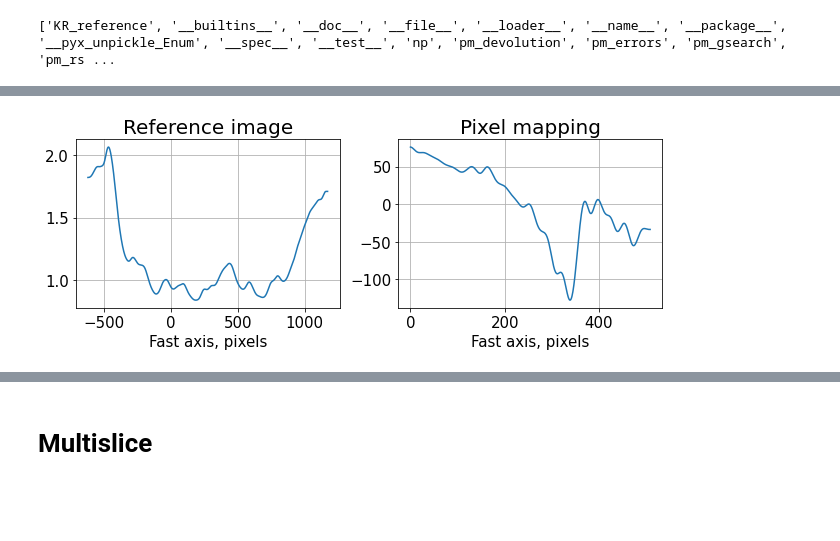
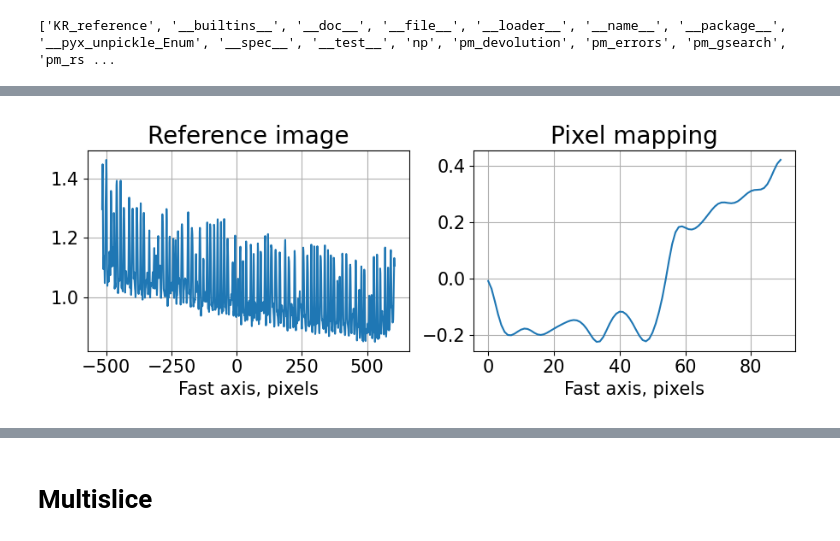
Before and after one commit to simply-nicky/pyrost, a Jupyter notebook: dev.ipynb, the cells around one changed output, grey strips where cells are left out. Cells and saved outputs as stored; diff of their text form; code cells hidden in the pictures; blank space fills up the shorter version.

```diff
--- a/dev.ipynb
+++ b/dev.ipynb
@@ -114,2 +150,0 @@ conv = st_sim.STConverter(sim_obj, ptych)
-# %%
-data = conv.export_data('results/test.cxi')
@@ -117,0 +151,4 @@ st_obj = st_obj.create_initial()
+# %%
+data = data.update_defocus(3157e-6)
+st_obj = data.get_st()
+st_obj = st_obj.update_reference(hval=0.6)
@@ -118,4 +161,6 @@ st_obj = st_obj.create_initial()
 # %%
-st_res = st_obj.train(search_window=(0.0, 40.0, 0.1), n_iter=10, blur=8.0)
+st_obj = data.get_st()
+st_res = st_obj.train_adapt(search_window=(3.0, 0.0, 0.05), n_iter=50, blur=3.0, pm_method='rsearch',
+                            pm_args={'n_trials': 100})
 # %% [output]
 Finding the optimum kernel bandwidth...
@@ -124,23 +168,0 @@ Initial error = 0.535524, Initial h0 = 9.79
-# %%
-ref_err = ref_errors(I_n=st_res.data, W=st_res.whitefield, u=st_res.pixel_map,
-                     I0=st_res.reference_image, hval=st_res.hval,
-                     di=st_res.di_pix - st_res.ref_orig[0], ds_y=st_res.ds_y,
-                     dj=st_res.dj_pix - st_res.ref_orig[1], ds_x=st_res.ds_x,
-                     num_threads=st_res.num_threads)
-
-st_res.initial.hval = st_res.hval
-ref_tot = st_res.initial.error_profile(kind='reference')
-
-idxs0 = np.moveaxis(st_res.initial.ref_indices(), 0, -1)
-idxs1 = np.moveaxis(st_res.ref_indices(), 0, -1)
-
-start = np.max((idxs0[0, 0], idxs1[0, 0]), axis=0)
-end = np.min((idxs0[-1, -1], idxs1[-1, -1]), axis=0)
-
-roi0 = np.concatenate([np.argwhere((idxs0 == start).all(axis=-1)),
-                       np.argwhere((idxs0 == end).all(axis=-1)) + 1])
-roi1 = np.concatenate([np.argwhere((idxs1 == start).all(axis=-1)),
-                       np.argwhere((idxs1 == end).all(axis=-1)) + 1])
-
-ref_tot = ref_tot[roi0[0, 0]:roi0[1, 0], roi0[0, 1]:roi0[1, 1]]
-ref_err = ref_err[roi1[0, 0]:roi1[1, 0], roi1[0, 1]:roi1[1, 1]]
@@ -224,18 +169,18 @@ plt.show()
 # %%
 fig, axes = plt.subplots(1, 2, figsize=(9, 3.5))
-axes[0].plot(np.arange(st_res.reference_image.shape[1]) - st_res.m0,
-             st_res.reference_image[0])
+axes[0].plot(np.arange(st_res.reference_image.shape[0]) - st_res.ref_orig[0],
+             st_res.reference_image)
 axes[0].set_title('Reference image', fontsize=20)
-axes[1].plot((st_res.pixel_map - st_obj.pixel_map)[1, 0])
+axes[1].plot((st_res.pixel_map - st_obj.pixel_map)[0])
 axes[1].set_title('Pixel mapping', fontsize=20)
 for ax in axes:
     ax.tick_params(labelsize=15)
     ax.set_xlabel('Fast axis, pixels', fontsize=15)
     ax.grid(True)
 
 fig.set_facecolor('w')
 plt.tight_layout()
 plt.show()
 # plt.savefig('figures/sigray_res.png', dpi=300)
 # %% [output]
-[figure, old version]
+[figure, new version]
```
Also changed, not shown: parts of 29 cells of this notebook, 6 other files.
